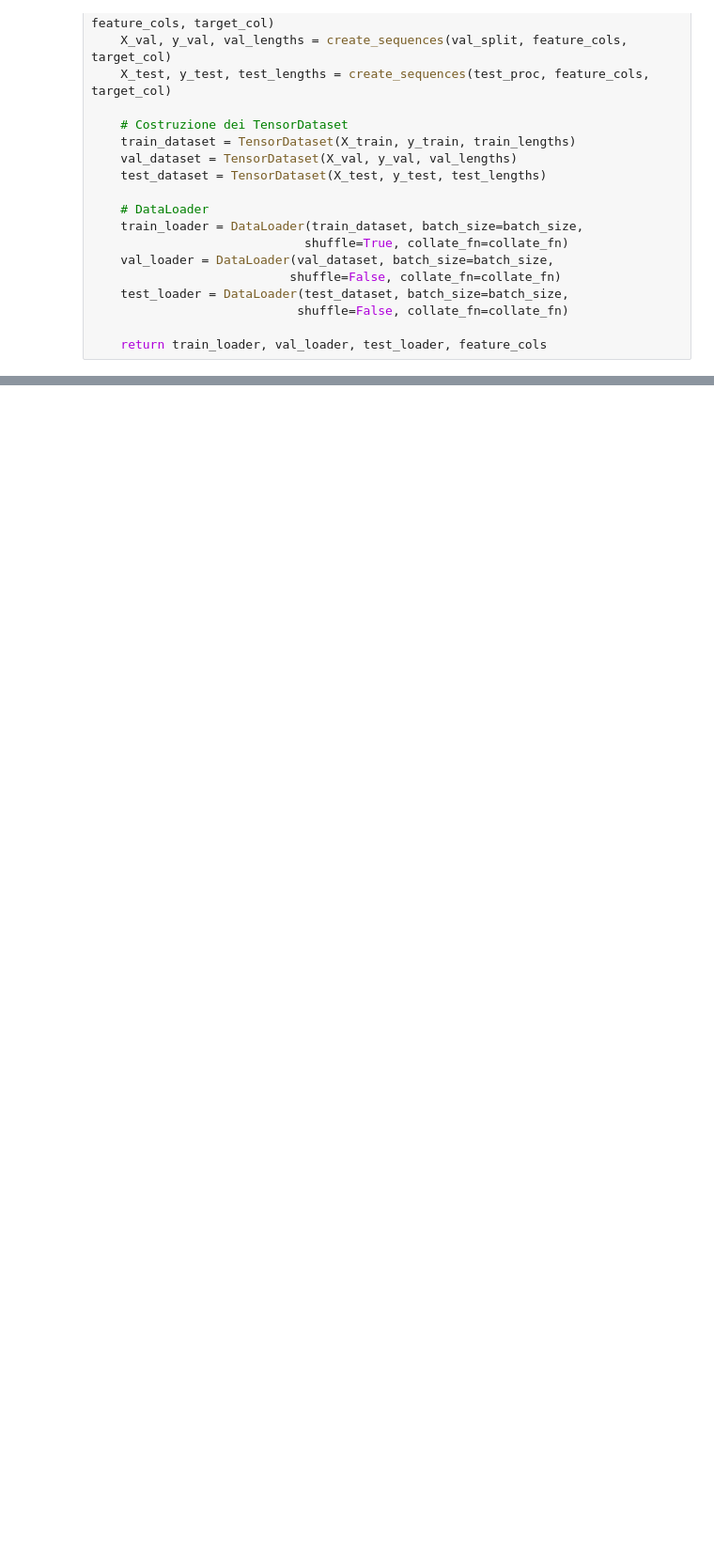
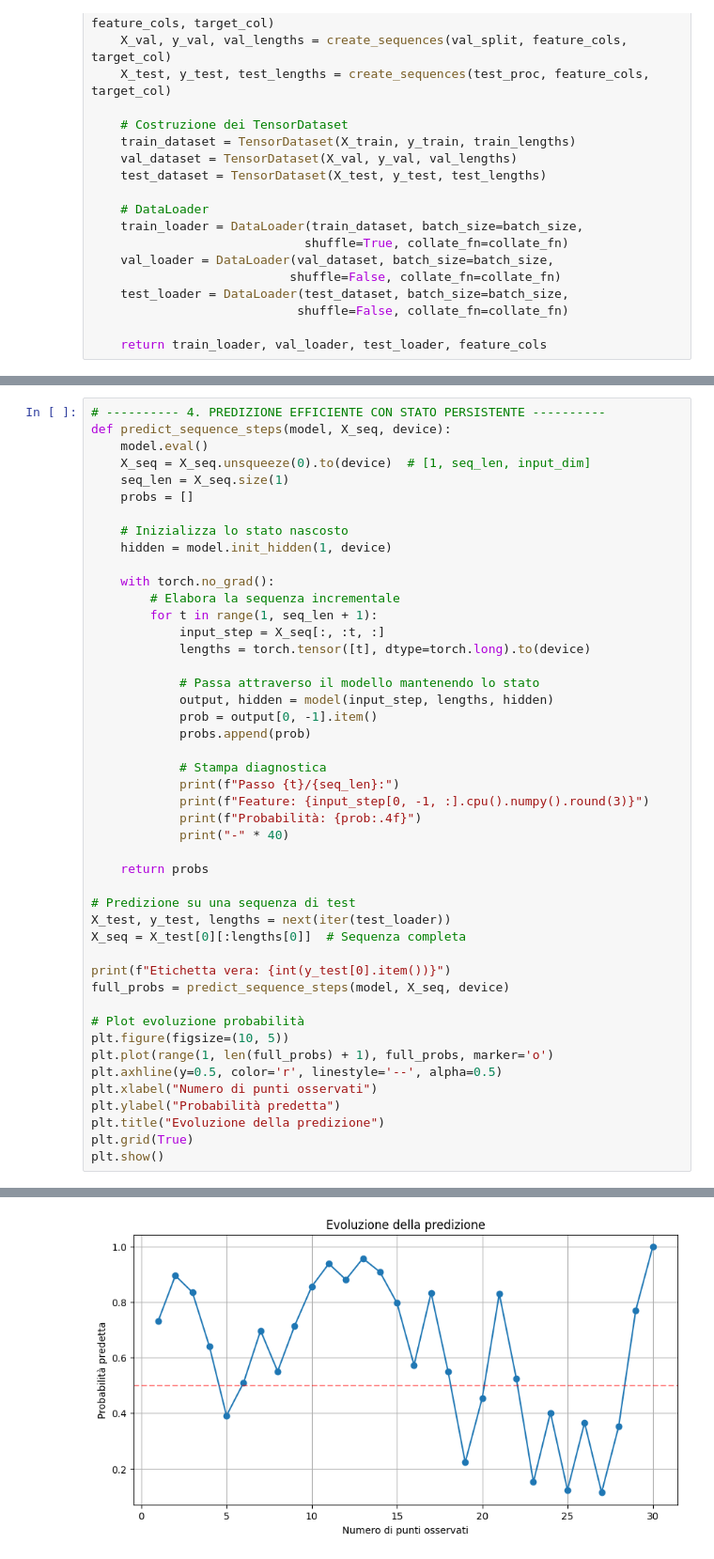
Before and after one commit to oraziotorre/MomentumShiftAI, a Jupyter notebook: ModelsDevelopment.ipynb, the cells around one changed output, grey strips where cells are left out. Shown at 94% size. Saved outputs shown, nothing was run; the diff lists cells and outputs as text; blank space fills up the shorter version.

Commit message:
Model Development

```diff
--- a/ModelsDevelopment.ipynb
+++ b/ModelsDevelopment.ipynb
@@ -879,0 +891,47 @@ plt.show()
+# %%
+# ---------- 4. PREDIZIONE EFFICIENTE CON STATO PERSISTENTE ----------
+def predict_sequence_steps(model, X_seq, device):
+    model.eval()
+    X_seq = X_seq.unsqueeze(0).to(device)  # [1, seq_len, input_dim]
+    seq_len = X_seq.size(1)
+    probs = []
+
+    # Inizializza lo stato nascosto
+    hidden = model.init_hidden(1, device)
+
+    with torch.no_grad():
+        # Elabora la sequenza incrementale
+        for t in range(1, seq_len + 1):
+            input_step = X_seq[:, :t, :]
+            lengths = torch.tensor([t], dtype=torch.long).to(device)
+
+            # Passa attraverso il modello mantenendo lo stato
+            output, hidden = model(input_step, lengths, hidden)
+            prob = output[0, -1].item()
+            probs.append(prob)
+
+            # Stampa diagnostica
+            print(f"Passo {t}/{seq_len}:")
+            print(f"Feature: {input_step[0, -1, :].cpu().numpy().round(3)}")
+            print(f"Probabilità: {prob:.4f}")
+            print("-" * 40)
+
+    return probs
+
+# Predizione su una sequenza di test
+X_test, y_test, lengths = next(iter(test_loader))
+X_seq = X_test[0][:lengths[0]]  # Sequenza completa
+
+print(f"Etichetta vera: {int(y_test[0].item())}")
+full_probs = predict_sequence_steps(model, X_seq, device)
+
+# Plot evoluzione probabilità
+plt.figure(figsize=(10, 5))
+plt.plot(range(1, len(full_probs) + 1), full_probs, marker='o')
+plt.axhline(y=0.5, color='r', linestyle='--', alpha=0.5)
+plt.xlabel("Numero di punti osservati")
+plt.ylabel("Probabilità predetta")
+plt.title("Evoluzione della predizione")
+plt.grid(True)
+plt.show()
+# %% [output]
@@ -880,3 +955,4 @@ plt.show()
+[figure, added]
 # %%
 def prob(p, x, y):
 
```
Also changed, not shown: parts of 4 cells of this notebook.
